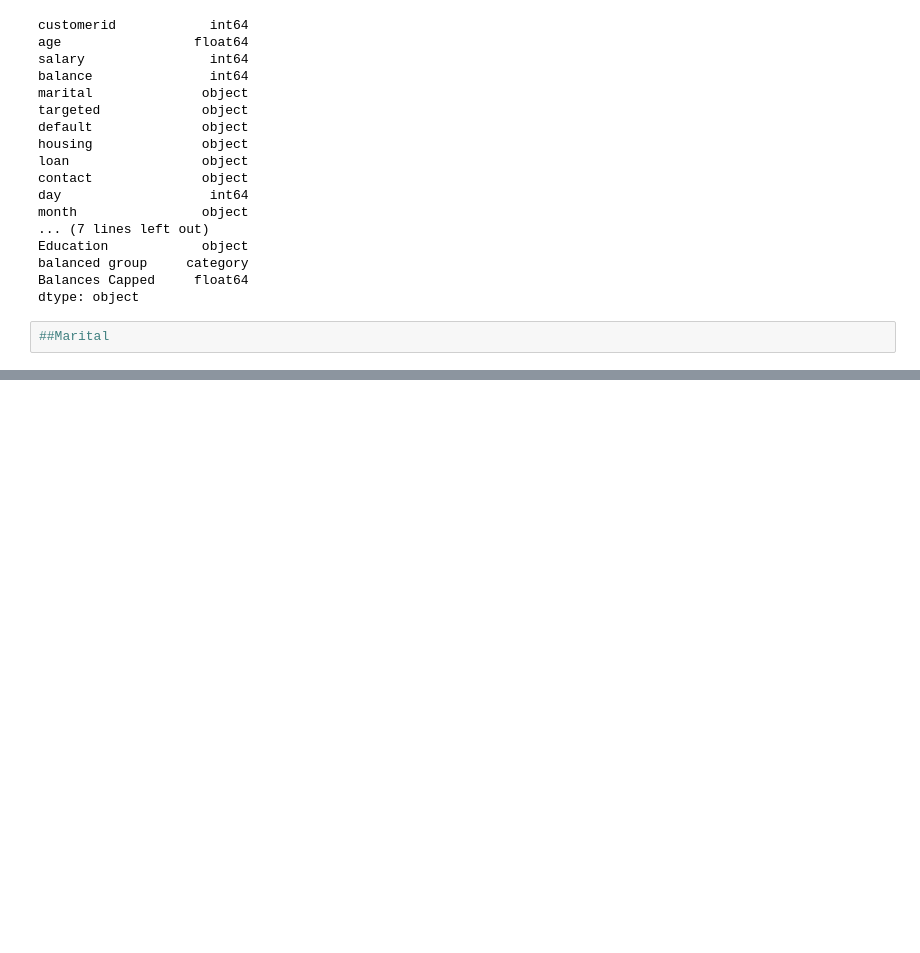
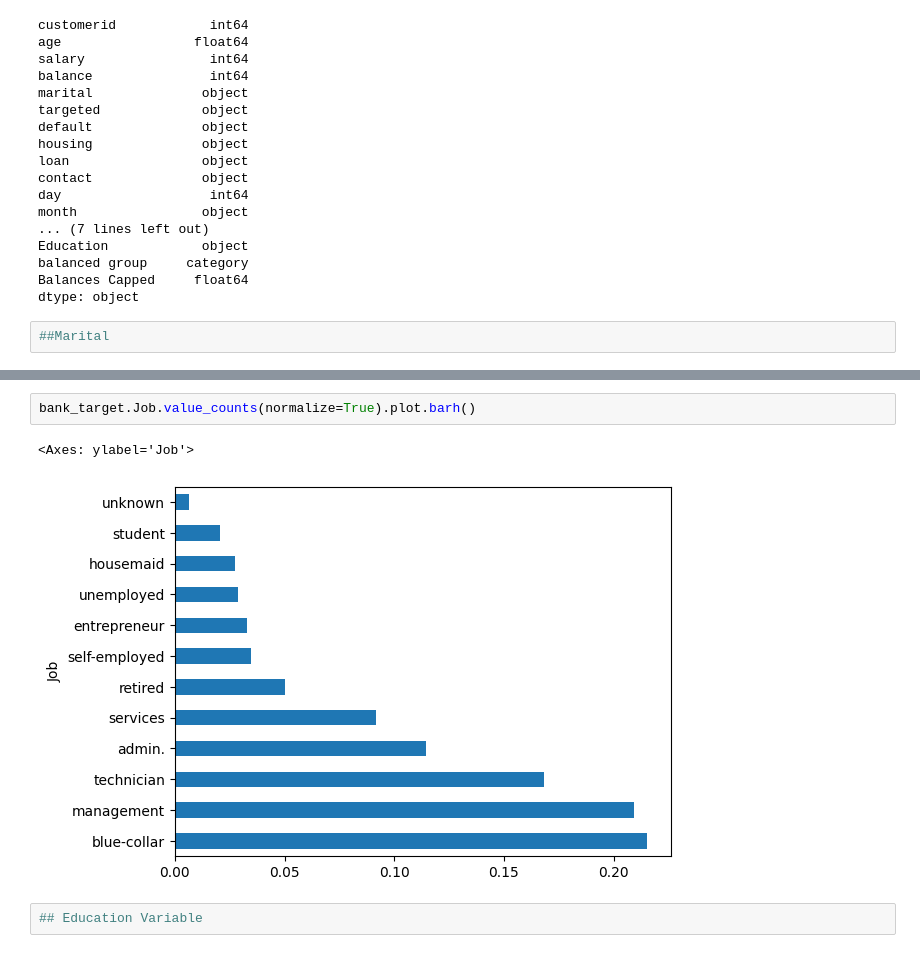
Before and after one commit to Rushank14/Python-Notebooks, a Jupyter notebook: notebooks/EDA.ipynb, the cells around one changed output, grey strips where cells are left out. Drawn from its saved outputs; the diff is of its cells as text; blank space fills up the shorter version.

```diff
--- a/notebooks/EDA.ipynb
+++ b/notebooks/EDA.ipynb
@@ -460,0 +489,7 @@ dtype: object
+# %%
+bank_target.Job.value_counts(normalize=True).plot.barh()
+# %% [output]
+<Axes: ylabel='Job'>
+[figure, added]
+# %%
+## Education Variable
```
Also changed, not shown: parts of 21 cells of this notebook, 1 other file.
